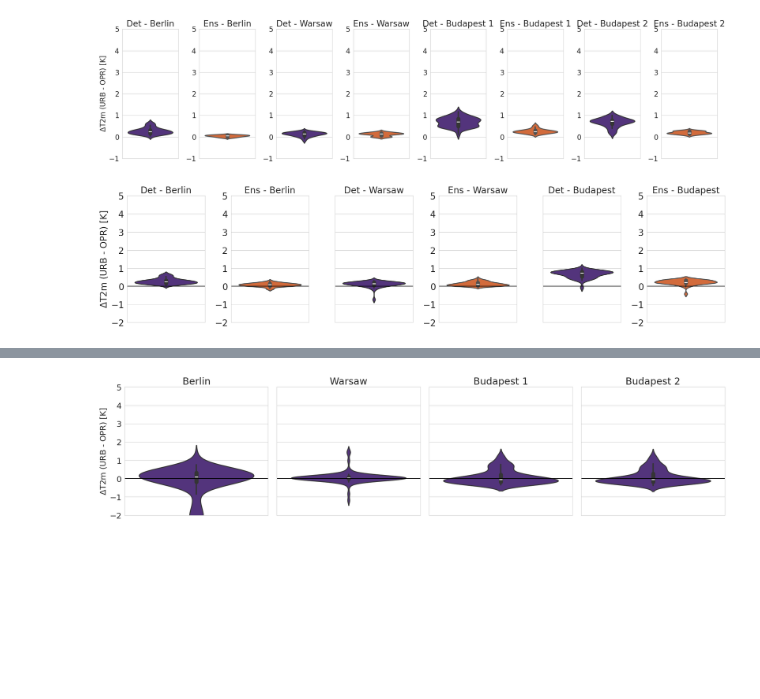
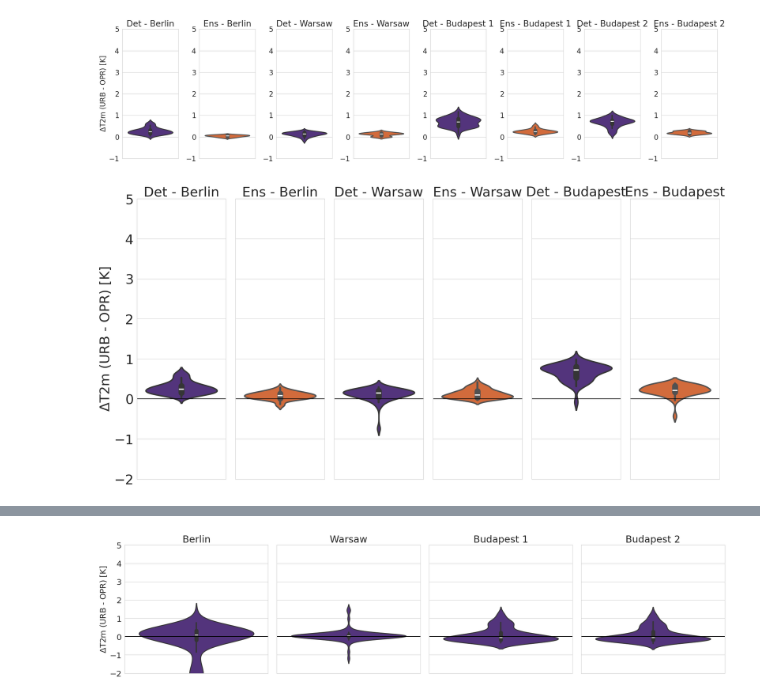
Before and after one commit to maymeret/master_thesis, a Jupyter notebook: 2021_cEU_violin_plots_ensemble.ipynb, the cells around one changed output, grey strips where cells are left out. Drawn from its saved outputs; the diff is of its cells as text; code cells hidden in the pictures; blank space fills up the shorter version.

```diff
--- a/2021_cEU_violin_plots_ensemble.ipynb
+++ b/2021_cEU_violin_plots_ensemble.ipynb
@@ -432,17 +377,17 @@ plt.show()
 # %%
-params = {'axes.labelsize': 20,'axes.titlesize':20, 'legend.fontsize': 20, 'xtick.labelsize': 20,
-          'ytick.labelsize': 20}
+params = {'axes.labelsize': 30,'axes.titlesize':30, 'legend.fontsize': 30, 'xtick.labelsize': 30,
+          'ytick.labelsize': 30}
 plt.rcParams.update(params)
 
 num_cities = 3
 city_names = ['Berlin', 'Warsaw', 'Budapest']
 
-y_min = 274
+y_min = 282
 y_max = 312
 step = 4
 y_values = list(range(y_min, y_max + step, step))
 
-fig, axes = plt.subplots(ncols=num_cities * 2, figsize=(20, 5))
+fig, axes = plt.subplots(ncols=num_cities * 2, figsize=(20, 10))
 
 # First for loop (odd-numbered subplots)
 for i, city in enumerate(range(3)):
@@ -451,7 +396,7 @@ for i, city in enumerate(range(3)):
         sns.violinplot(ax=axes[2 * i], y=values_det_WU, color='#BF2C23', fill=True, edgecolor='black')
         axes[2 * i].set_title(f'Det - {city_names[city]}')
         if i == 0:
-            axes[2 * i].set_ylabel('2m Temperature [K]', fontsize = 20)
+            axes[2 * i].set_ylabel('2m Temperature [K]')
             axes[2 * i].set_yticks(y_values)
         else:
             axes[2 * i].axes.yaxis.set_ticklabels([])
@@ -466,7 +411,7 @@ for i, city in enumerate(range(3)):
         sns.violinplot(ax=axes[2 * i], y=values_det_WU, color='#BF2C23', fill=True, edgecolor='black')
         axes[2 * i].set_title(f'Det - {city_names[city]}')
         if i == 0:
-            axes[2 * i].set_ylabel('2m Temperature [K]', fontsize = 20)
+            axes[2 * i].set_ylabel('2m Temperature [K]')
             axes[2 * i].set_yticks(y_values)
         else:
             axes[2 * i].axes.yaxis.set_ticklabels([])
@@ -530,17 +475,17 @@ plt.show()
 # %%
-params = {'axes.labelsize': 20,'axes.titlesize':20, 'legend.fontsize': 20, 'xtick.labelsize': 20,
-          'ytick.labelsize': 20}
+params = {'axes.labelsize': 30,'axes.titlesize':30, 'legend.fontsize': 30, 'xtick.labelsize': 30,
+          'ytick.labelsize': 30}
 plt.rcParams.update(params)
 
 num_cities = 3
 city_names = ['Berlin', 'Warsaw', 'Budapest']
 
-y_min = 274
+y_min = 282
 y_max = 312
 step = 4
 y_values = list(range(y_min, y_max + step, step))
 
-fig, axes = plt.subplots(ncols=num_cities * 2, figsize=(20, 5))
+fig, axes = plt.subplots(ncols=num_cities * 2, figsize=(20, 10))
 
 # First for loop (odd-numbered subplots)
 for i, city in enumerate(range(3)):
@@ -721,8 +609,8 @@ plt.show()
 # %%
 #differences central europe daytime, combinded Budapest
 
-params = {'axes.labelsize': 20,'axes.titlesize':20, 'legend.fontsize': 20, 'xtick.labelsize': 20,
-          'ytick.labelsize': 20}
+params = {'axes.labelsize': 30,'axes.titlesize':30, 'legend.fontsize': 30, 'xtick.labelsize': 30,
+          'ytick.labelsize':30}
 plt.rcParams.update(params)
 
 num_members = 4
@@ -733,7 +621,7 @@ y_max = 5
 step = 1
 y_values = list(range(y_min, y_max + step, step))
 
-fig, axes = plt.subplots(ncols= 3 * 2, figsize=(20, 5))
+fig, axes = plt.subplots(ncols= 3 * 2, figsize=(20, 10))
 
 # First for loop (odd-numbered subplots)
 for i, city in enumerate(range(3)):
@@ -744,7 +632,7 @@ for i, city in enumerate(range(3)):
             + T_2M_WU_cEU_nights_dim_hour_det.isel(cell=3).values
             - T_2M_NU_cEU_nights_dim_hour_det.isel(cell=3).values
         ) / 2
-        sns.violinplot(ax=axes[2*i], y=values_det_WU_budapest, color='#512888', linewidth= 2)
+        sns.violinplot(ax=axes[2*i], y=values_det_WU_budapest, color='#512888', linewidth= 3)
         axes[2*i].set_title(f'Det - {city_names[city]}')
 #        axes[i].set_ylabel('$\Delta$T2m (TERRA_URB - Operational) [K]')
         axes[2*i].set_ylim(y_min, y_max)
@@ -755,7 +643,7 @@ for i, city in enumerate(range(3)):
     else:
         values_det_WU = T_2M_WU_cEU_nights_dim_hour_det.isel(cell=city).values - T_2M_NU_cEU_nights_dim_hour_det.isel(
             cell=city).values
-        sns.violinplot(ax=axes[2*i], y=values_det_WU, color='#512888', linewidth= 2)
+        sns.violinplot(ax=axes[2*i], y=values_det_WU, color='#512888', linewidth= 3)
         axes[2*i].set_title(f'Det - {city_names[city]}')
         if i == 0:
             axes[2*i].set_ylabel('$\Delta$T2m (URB - OPR) [K]')
@@ -763,36 +651,38 @@ for i, city in enumerate(range(3)):
             axes[2*i].axes.yaxis.set_ticklabels([])
         axes[2*i].set_ylim(y_min, y_max)
         axes[2*i].set_yticks(y_values)
         axes[2*i].axhline(y=0, color='black', linestyle='-')
  #       axes[i].grid(True)
 
 
 
 for i, city in enumerate(range(3)):
     if city >= 2: #combining budapest
         values_wu = (mean_over_mem_WU_nights_cell[2]
                      - mean_over_mem_NU_nights_cell[2]
                      + mean_over_mem_WU_nights_cell[3]
                      - mean_over_mem_NU_nights_cell[3])/2
-        sns.violinplot(ax=axes[2*i + 1], y=values_wu, color='#EB6123', linewidth = 2)
+        sns.violinplot(ax=axes[2*i + 1], y=values_wu, color='#EB6123', linewidth = 3)
         axes[2*i + 1].set_title(f'Ens - {city_names[city]}')
         axes[2*i + 1].set_ylim(y_min, y_max)
         axes[2*i + 1].set_yticks(y_values)
         axes[2*i + 1].axhline(y=0, color='black', linestyle='-')
+        axes[2*i + 1].axes.yaxis.set_ticklabels([])
 
     else:
         values_wu = mean_over_mem_WU_nights_cell[city] - mean_over_mem_NU_nights_cell[city]
-        sns.violinplot(ax=axes[2*i + 1], y=values_wu, color='#EB6123', linewidth = 2)
+        sns.violinplot(ax=axes[2*i + 1], y=values_wu, color='#EB6123', linewidth = 3)
         axes[2*i + 1].set_title(f'Ens - {city_names[city]}')
         axes[2*i + 1].set_ylim(y_min, y_max)
         axes[2*i + 1].set_yticks(y_values)
         axes[2*i + 1].axhline(y=0, color='black', linestyle='-')
+        axes[2*i + 1].axes.yaxis.set_ticklabels([])
 
 plt.tight_layout()
 plt.savefig('../plots_2024/cEU_det_ens_diff_nights_combined_budapest_2021.jpeg')
 plt.show()
 # %% [output]
-[figure, old version]
+[figure, new version]
 # %%
 #differences central europe daytime, combinded Budapest
 
```
Also changed, not shown: parts of 10 cells of this notebook, 2 other files.
